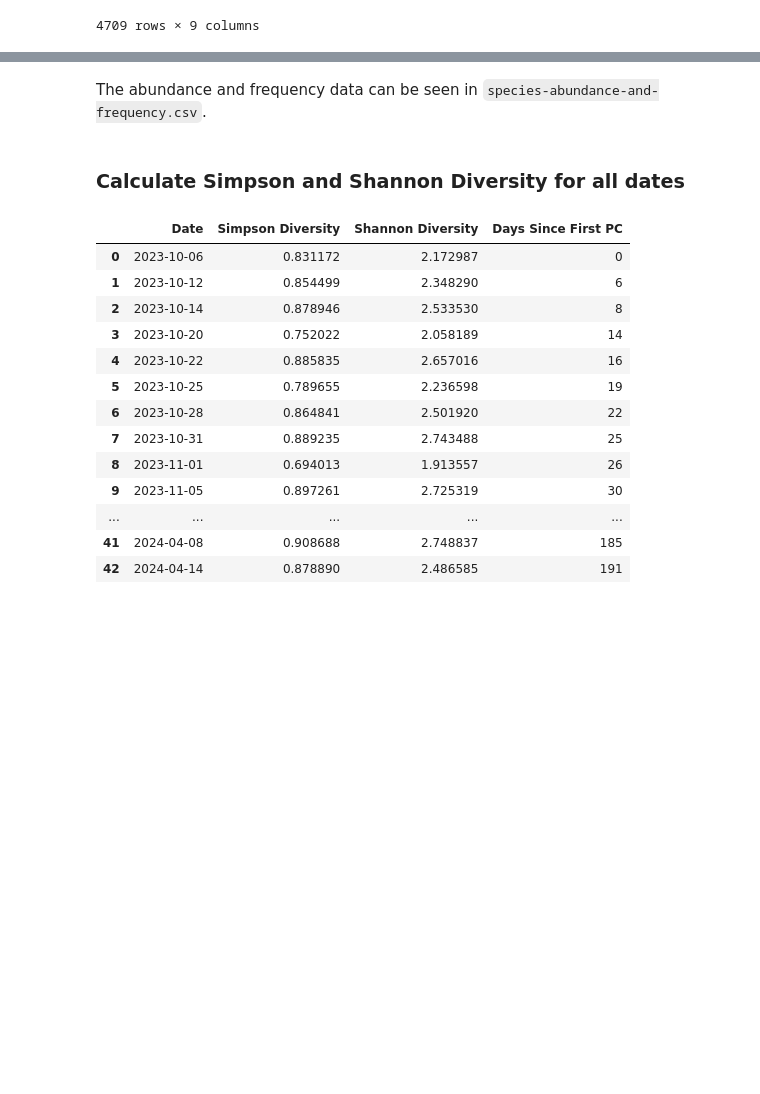
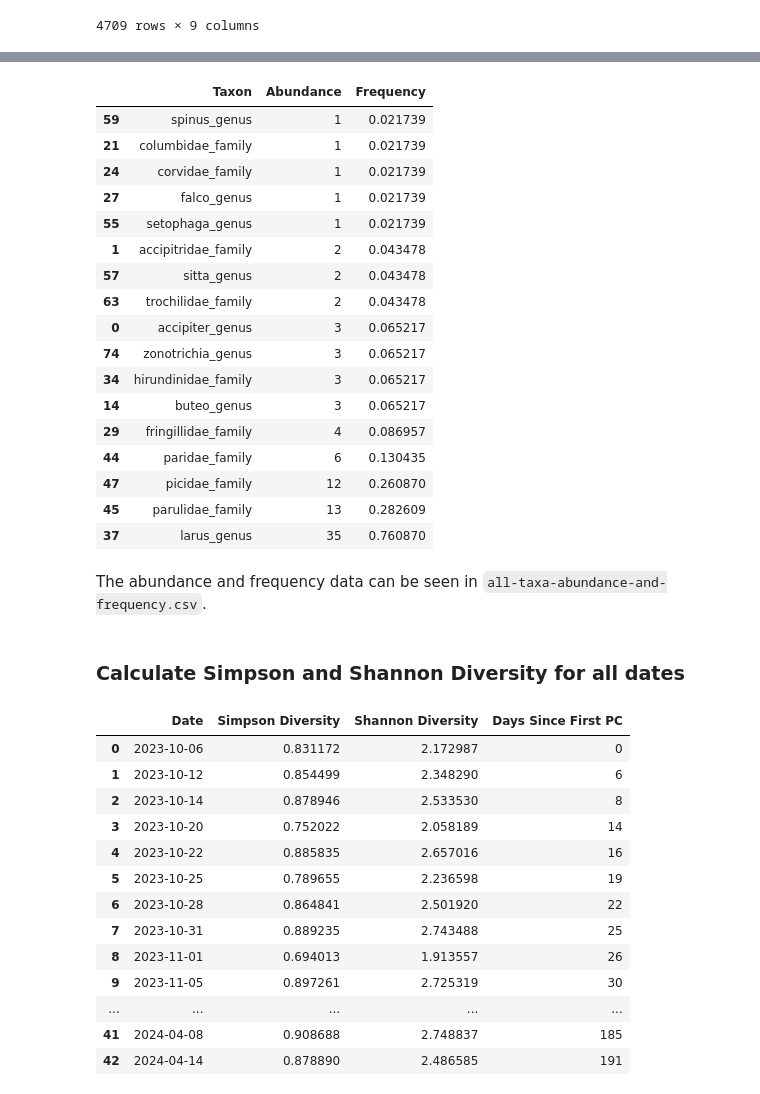
Before and after one commit to mmyen/bfb-babs-23-24, a Jupyter notebook: calculate-diversity-metrics.ipynb, the cells around one changed output, grey strips where cells are left out. Saved outputs shown, nothing was run; the diff lists cells and outputs as text; code cells hidden in the pictures; blank space fills up the shorter version.

```diff
--- a/calculate-diversity-metrics.ipynb
+++ b/calculate-diversity-metrics.ipynb
@@ -47 +70,21 @@ species_seen = sorted(pc_species['Species'].unique())
+# %%
+higher_level_taxa = [
+    'accipiter_genus',
+    'accipitridae_family',
+    'buteo_genus',
+    'columbidae_family',
+    'corvidae_family',
+    'falco_genus',
+    'fringillidae_family',
+    'hirundinidae_family',
+    'larus_genus',
+    'paridae_family',
+    'parulidae_family',
+    'picidae_family',
+    'setophaga_genus',
+    'sitta_genus',
+    'spinus_genus',
+    'trochilidae_family',
+    'zonotrichia_genus'
+]
 # %% [markdown]
@@ -124 +171,22 @@ The histogram above shows a strongly right-skewed distribution of species freque
+# %%
+abundance_and_frequency[abundance_and_frequency['Taxon'].isin(higher_level_taxa)].sort_values(by = 'Frequency')
+# %% [output]
+|  | Taxon | Abundance | Frequency |
+| 59 | spinus_genus | 1 | 0.021739 |
+| 21 | columbidae_family | 1 | 0.021739 |
+| 24 | corvidae_family | 1 | 0.021739 |
+| 27 | falco_genus | 1 | 0.021739 |
+| 55 | setophaga_genus | 1 | 0.021739 |
+| 1 | accipitridae_family | 2 | 0.043478 |
+| 57 | sitta_genus | 2 | 0.043478 |
+| 63 | trochilidae_family | 2 | 0.043478 |
+| 0 | accipiter_genus | 3 | 0.065217 |
+| 74 | zonotrichia_genus | 3 | 0.065217 |
+| 34 | hirundinidae_family | 3 | 0.065217 |
+| 14 | buteo_genus | 3 | 0.065217 |
+| 29 | fringillidae_family | 4 | 0.086957 |
+| 44 | paridae_family | 6 | 0.130435 |
+| 47 | picidae_family | 12 | 0.260870 |
+| 45 | parulidae_family | 13 | 0.282609 |
+| 37 | larus_genus | 35 | 0.760870 |
 # %%
@@ -126,5 +194,5 @@ abundance_and_frequency.to_csv('species-abundance-and-frequency.csv')
 # %% [markdown]
-The abundance and frequency data can be seen in `species-abundance-and-frequency.csv`.
+The abundance and frequency data can be seen in `all-taxa-abundance-and-frequency.csv`.
 # %% [markdown]
 ### Calculate Simpson and Shannon Diversity for all dates
 # %%
```
Also changed, not shown: parts of 32 cells of this notebook, 1 other file.
